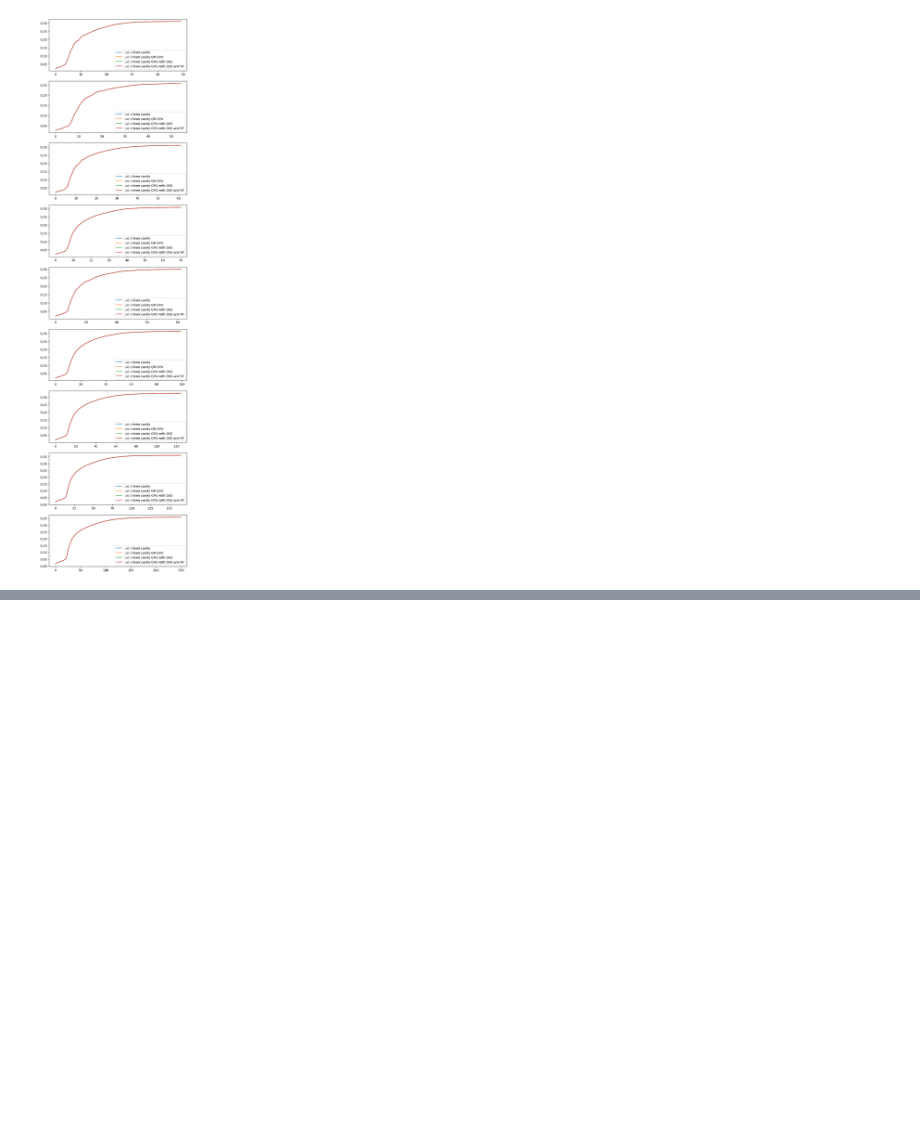
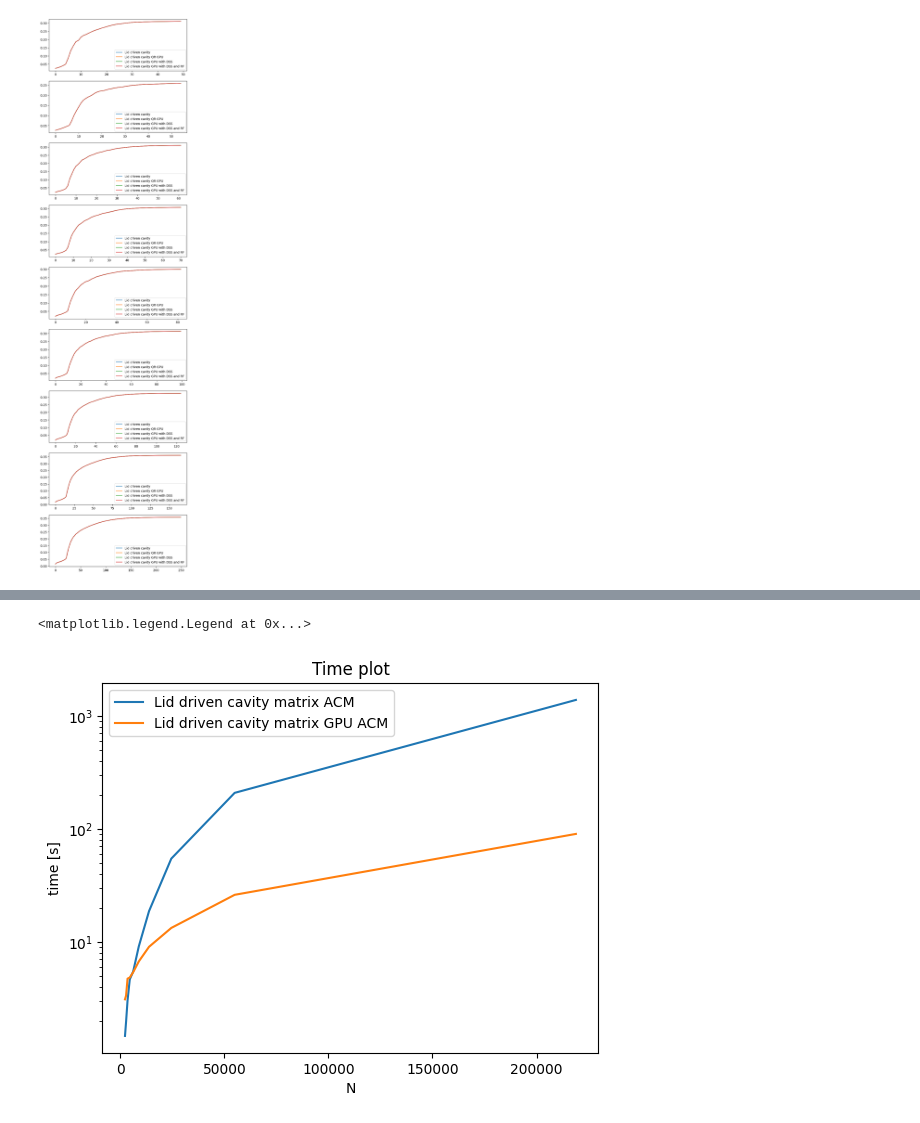
Before and after one commit to ggasper/lid-driven-cavity-gpu, a Jupyter notebook: benchmark/benchmark.ipynb, the cells around one changed output, grey strips where cells are left out. Cells and saved outputs as stored; diff of their text form; code cells hidden in the pictures; blank space fills up the shorter version.

```diff
--- a/benchmark/benchmark.ipynb
+++ b/benchmark/benchmark.ipynb
@@ -44,7 +47,7 @@ def run_lid_driven(param_file):
     subprocess.run(["../bin/lidDriven", param_file])
 parameter_dir = Path("..", "params", "benchmark")
 to_run = []
-for param_file in parameter_dir.glob("*.xml"):
+for param_file in Path(param_directory.name).glob("*.xml"):
     params_tree = ElementTree.parse(param_file)
     root = params_tree.getroot()
     output_xml = root.find("./output")
@@ -96,0 +123,24 @@ for i, h in enumerate(hs):
+# %%
+import subprocess
+from concurrent.futures.process import ProcessPoolExecutor
+def run_lid_driven_acm(program, param_file):
+    subprocess.run([f"../bin/{program}", param_file])
+parameter_dir = Path("..", "params", "benchmark")
+to_run = []
+to_run_programs = []
+for param_file in Path(acm_parameter_dir.name).glob("*.xml"):
+    params_tree = ElementTree.parse(param_file)
+    root = params_tree.getroot()
+    output_xml = root.find("./output")
+    output_path = Path(output_xml.get("hdf5_name"))
+    if Path.exists(output_path):
+        print(f"Skipping: {output_path}")
+        continue
+    case_xml = root.find("./case")
+    program = case_xml.get("program")
+    # to_run.append((program, param_file))
+    to_run_programs.append(program)
+    to_run.append(param_file)
+print(to_run)
+with ProcessPoolExecutor(8) as pool:
+    pool.map(run_lid_driven_acm, to_run_programs, to_run)
@@ -96,0 +165,22 @@ for i, h in enumerate(hs):
+# %%
+fig, ax = plt.subplots()
+for name, program in programs_acm.items():
+    ts = []
+    Ns = []
+    for h in hs_acm:
+        result_file = Path("..") / get_output_path(program, h)
+        with h5py.File(result_file) as f:
+            time = f.attrs["time"] - f.attrs["setup"]
+            N = len(f["domain/pos"][()][0])
+            Ns.append(N)
+            ts.append(time)
+    ax.plot(Ns, ts, label=name)
+# plt.gca().invert_xaxis()
+ax.set_xlabel('N')
+ax.set_ylabel('time [s]')
+plt.yscale('log')
+ax.set_title("Time plot")
+ax.legend()
+# %% [output]
+<matplotlib.legend.Legend at 0x...>
+[figure, added]
```
Also changed, not shown: parts of 10 cells of this notebook, 3 other files.
